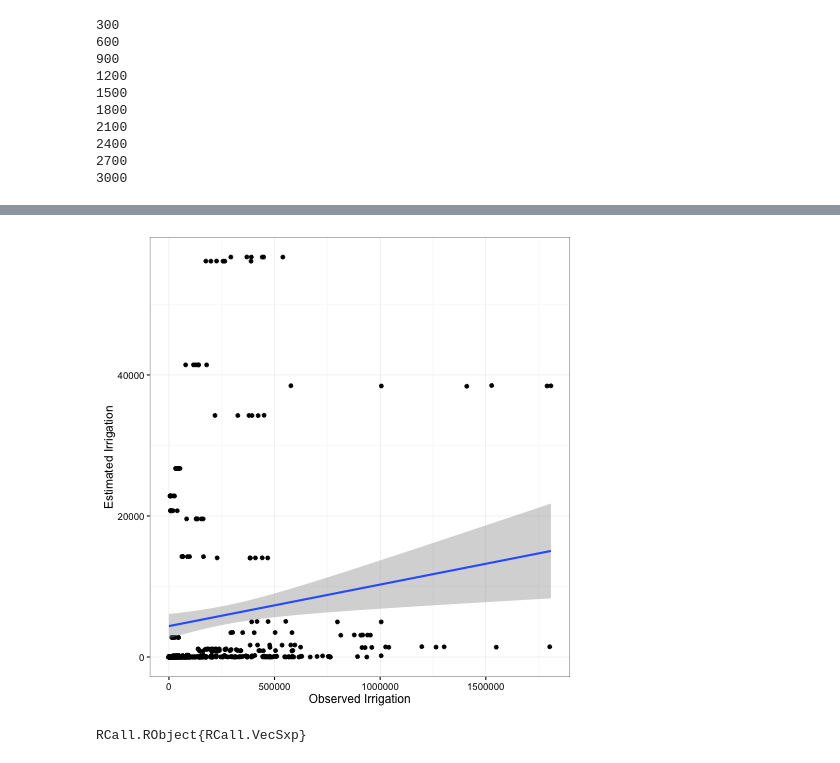
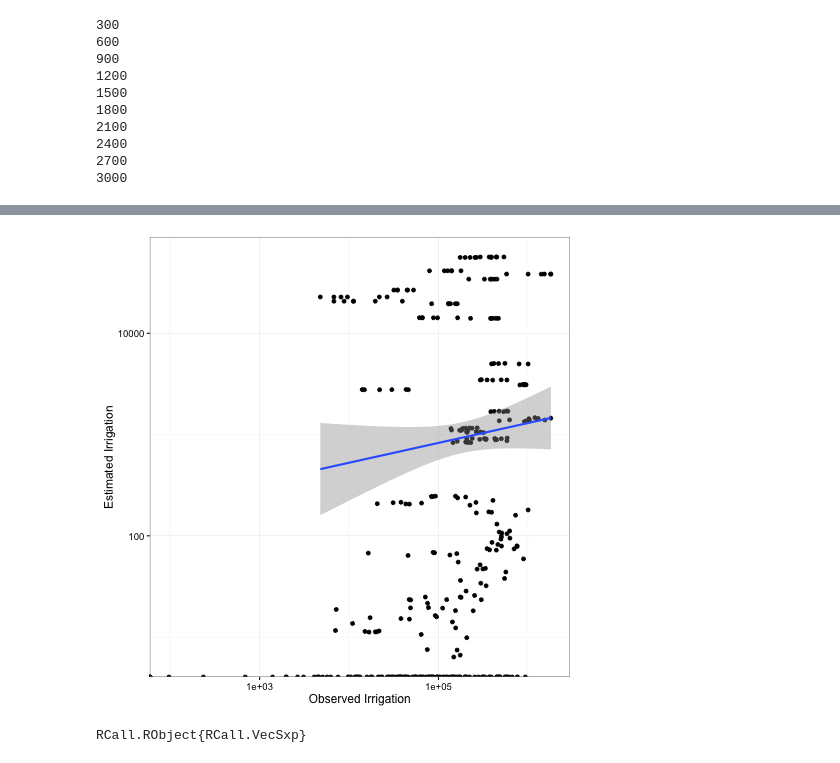
Before and after one commit to AmericasWater/awash, a Jupyter notebook: docs/UnivariateAgriculture.ipynb, the cells around one changed output, grey strips where cells are left out. Saved outputs shown, nothing was run; the diff lists cells and outputs as text; code cells hidden in the pictures.

```diff
--- a/docs/UnivariateAgriculture.ipynb
+++ b/docs/UnivariateAgriculture.ipynb
@@ -143,7 +143,7 @@ Warning: Removed 1 rows containing missing values (geom_point).
 # %%
 codf = dfbyy[map(fips -> fips[1:2], dfbyy[:fips]) .== "08",:]
 R"library(ggplot2)"
-R"ggplot($codf, aes(obsirrig, estirrig)) + geom_point() + geom_smooth(method = \"lm\") + xlab(\"Observed Irrigation\") + ylab(\"Estimated Irrigation\") + theme_bw()"
+R"ggplot($codf, aes(obsirrig, estirrig)) + geom_point() + geom_smooth(method = \"lm\") + xlab(\"Observed Irrigation\") + ylab(\"Estimated Irrigation\") + theme_bw() + scale_x_log10() + scale_y_log10()"
 # %% [output]
-[figure, old version]
+[figure, new version]
 RCall.RObject{RCall.VecSxp}
```
Also changed, not shown: parts of 2 cells of this notebook.
